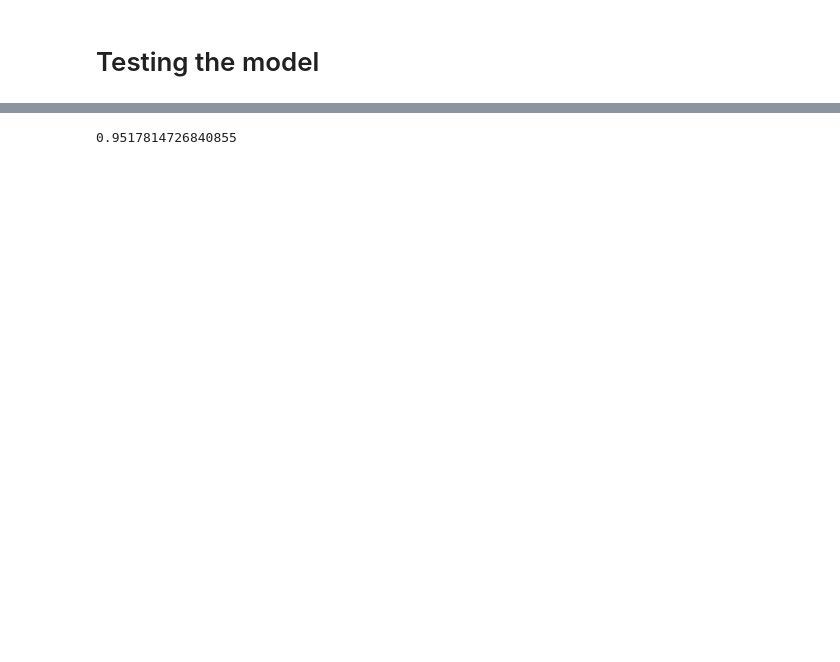
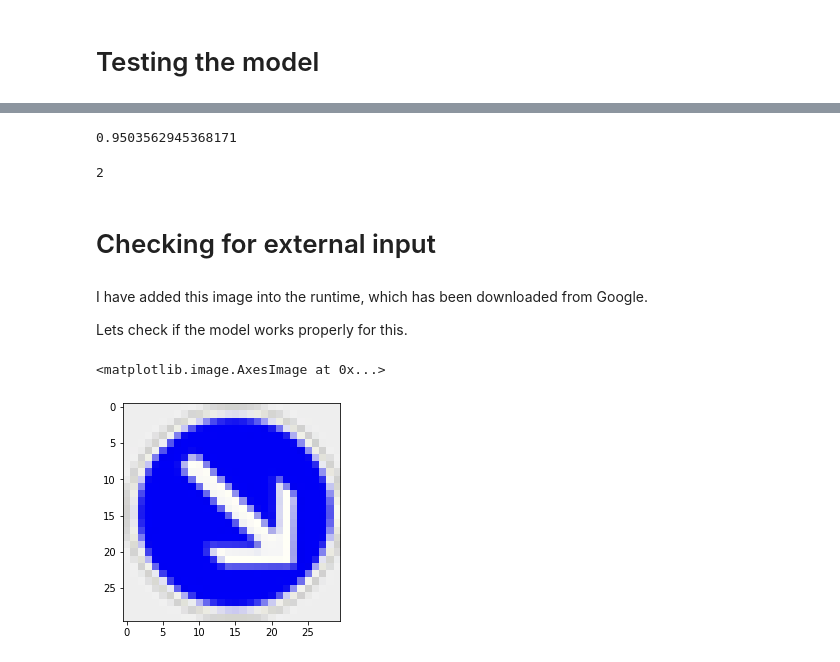
Before and after one commit to VedantPhuse/TrafficSignClassifier, a Jupyter notebook: TrafficSignClassifierKeras.ipynb, the cells around one changed output, grey strips where cells are left out. Drawn from its saved outputs; the diff is of its cells as text; code cells hidden in the pictures; blank space fills up the shorter version.

```diff
--- a/TrafficSignClassifierKeras.ipynb
+++ b/TrafficSignClassifierKeras.ipynb
@@ -225,5 +300,25 @@ array([16,  1, 38, ...,  2,  7, 10])
 # %%
 from sklearn.metrics import accuracy_score
-print(accuracy_score(label, Y_pred))
+print(accuracy_score(label, Y_pred_arr))
 # %% [output]
-0.9517814726840855
+0.9503562945368171
+# %%
+1+1
+# %% [output]
+2
+# %% [markdown]
+# Checking for external input
+# %% [markdown]
+I have added this image into the runtime, which has been downloaded from Google.
+
+Lets check if the model works properly for this.
+# %%
+# Showing the image
+image = Image.open('Testsign.jpg')
+image = image.resize((30,30))
+image = np.array(image)
+
+plt.imshow(image)
+# %% [output]
+<matplotlib.image.AxesImage at 0x...>
+[figure, added]
```
Also changed, not shown: parts of 24 cells of this notebook.
